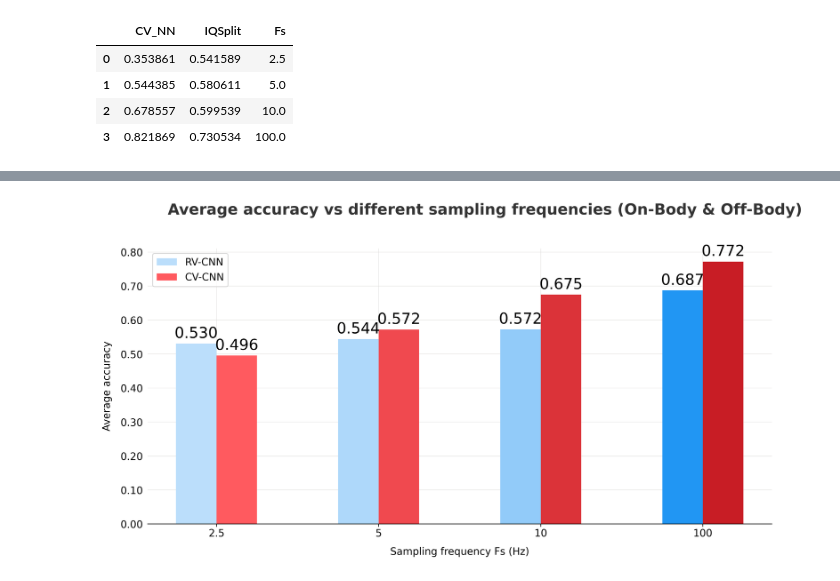
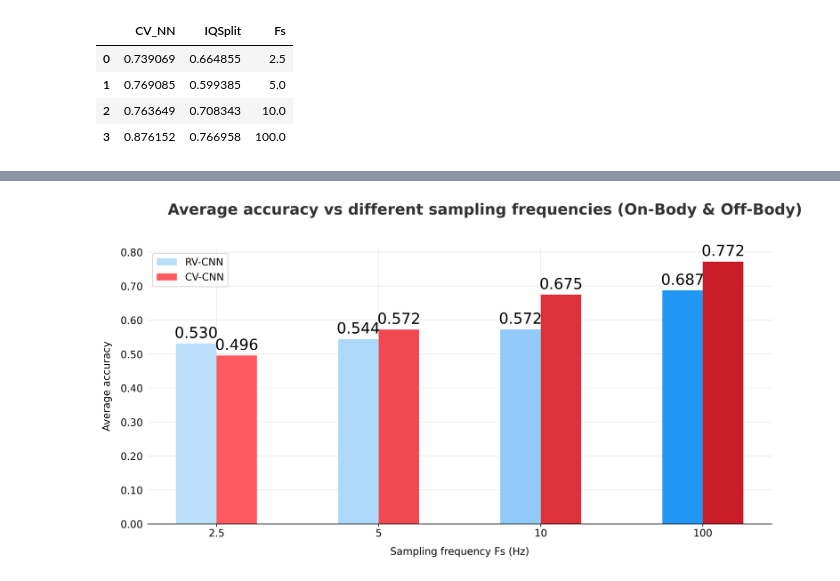
Before and after one commit to mkashani-phd/BLEWBAN_Dataset, a Jupyter notebook: Examples/ALL NN/res/resAnalyze.ipynb, the cells around one changed output, grey strips where cells are left out. Cells and saved outputs as stored; diff of their text form; code cells hidden in the pictures.

```diff
--- a/Examples/ALL NN/res/resAnalyze.ipynb
+++ b/Examples/ALL NN/res/resAnalyze.ipynb
@@ -4,38 +4,38 @@ import matplotlib.pyplot as plt
 import matplotlib as mpl
 from matplotlib.ticker import MaxNLocator
 import numpy as np
 
 df = pd.read_csv('results.txt', delimiter=',')
 res = pd.pivot_table(df, values='accuracy', index=['model', 'Fs', 'cut-off'], columns=['experiment'], aggfunc="mean")
 res[['E1','E2','E3','E4', 'F10','E10','F11','E11','F12']]
 res['F10'] = (res['E10'] + res['F10'])/2
 res['F11'] = (res['E11'] + res['F11'])/2
 # res[['E1','E2','E5','E6', 'F10','E11','F12']]
 barRes = pd.DataFrame()
 # barRes['CV_NN'] =
 
 def barDFMaker(res, mode):
     if mode == 'onBody':
-        temp  = res[[ 'F10','F11','F12']].groupby(['model','Fs']).mean().T.mean().reset_index()
+        temp  = res[[ 'F10','F11','F12']].groupby(['model','Fs']).max().T.max().reset_index()
     elif mode == 'offBody':
-        temp  = res[[ 'E4','E5','E6' ]].groupby(['model','Fs']).mean().T.mean().reset_index()
+        temp  = res[[ 'E4']].groupby(['model','Fs']).max().T.max().reset_index()
     else:
-        temp  = res[['E4','E5','E6' ,'E10','E11','F12']].groupby(['model','Fs']).mean().T.mean().reset_index()
+        temp  = res[['E4','E5','E6' ,'E10','E11','F12']].groupby(['model','Fs']).max().T.mean().reset_index()
     result = {}
     result['CV_NN'] = list(temp[temp['model']=='CV_NN'].drop(['model','Fs'], axis=1)[0])
     result['IQSplit'] = list(temp[temp['model']=='IQSplit'].drop(['model','Fs'], axis=1)[0])
     result['Fs'] = temp[temp['model']=='CV_NN']['Fs']
     result = pd.DataFrame(result)
     return result
 
 
 # temp  = res[[ 'E10','E11','F12']].groupby(['model','Fs']).mean().T.mean().reset_index()
 # temp[temp['model']=='CV_NN']
 
-barDFMaker(res, 'onBody')
+barDFMaker(res, 'offBody')
 # %% [output]
 |  | CV_NN | IQSplit | Fs |
-| 0 | 0.353861 | 0.541589 | 2.5 |
-| 1 | 0.544385 | 0.580611 | 5.0 |
-| 2 | 0.678557 | 0.599539 | 10.0 |
-| 3 | 0.821869 | 0.730534 | 100.0 |
+| 0 | 0.739069 | 0.664855 | 2.5 |
+| 1 | 0.769085 | 0.599385 | 5.0 |
+| 2 | 0.763649 | 0.708343 | 10.0 |
+| 3 | 0.876152 | 0.766958 | 100.0 |
```
Also changed, not shown: parts of 3 cells of this notebook.
